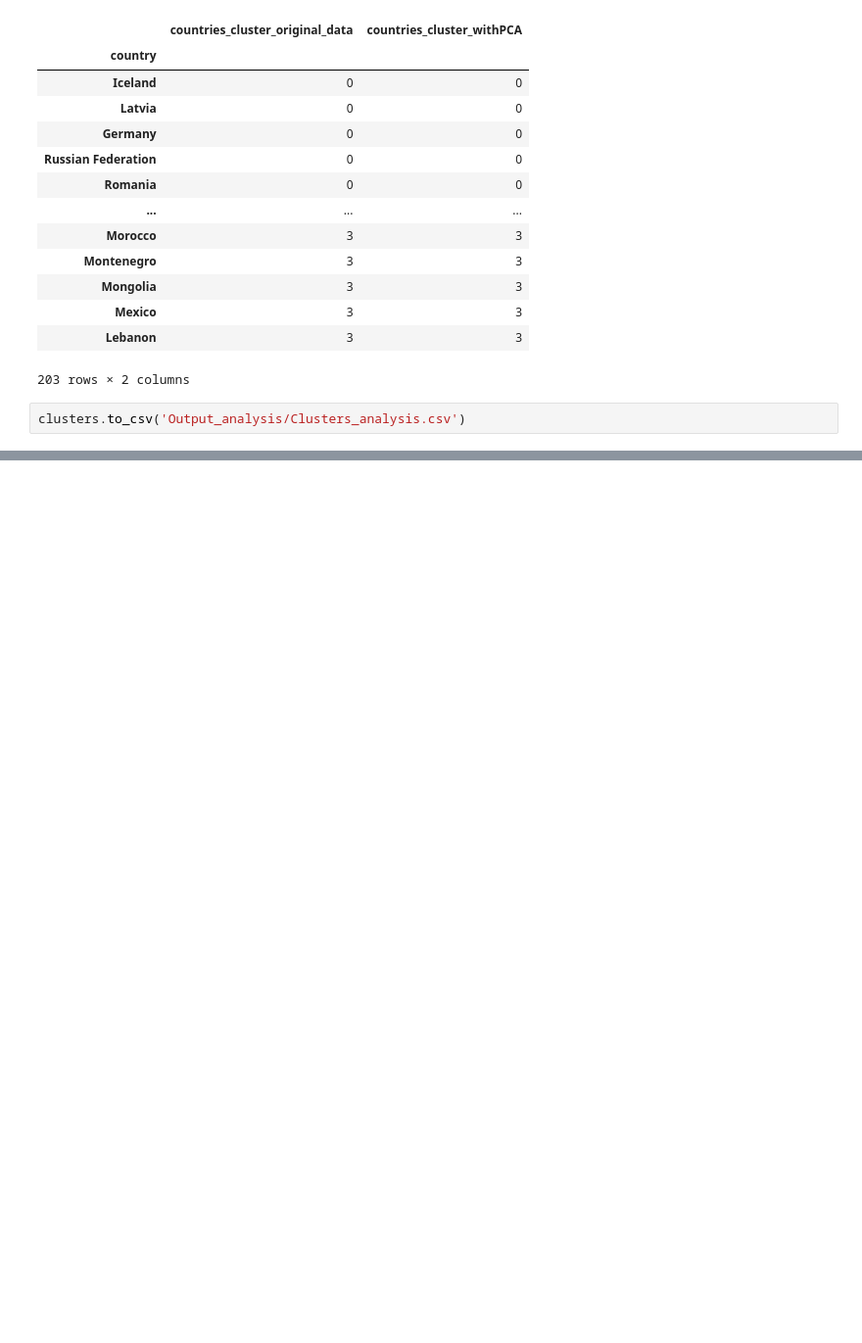
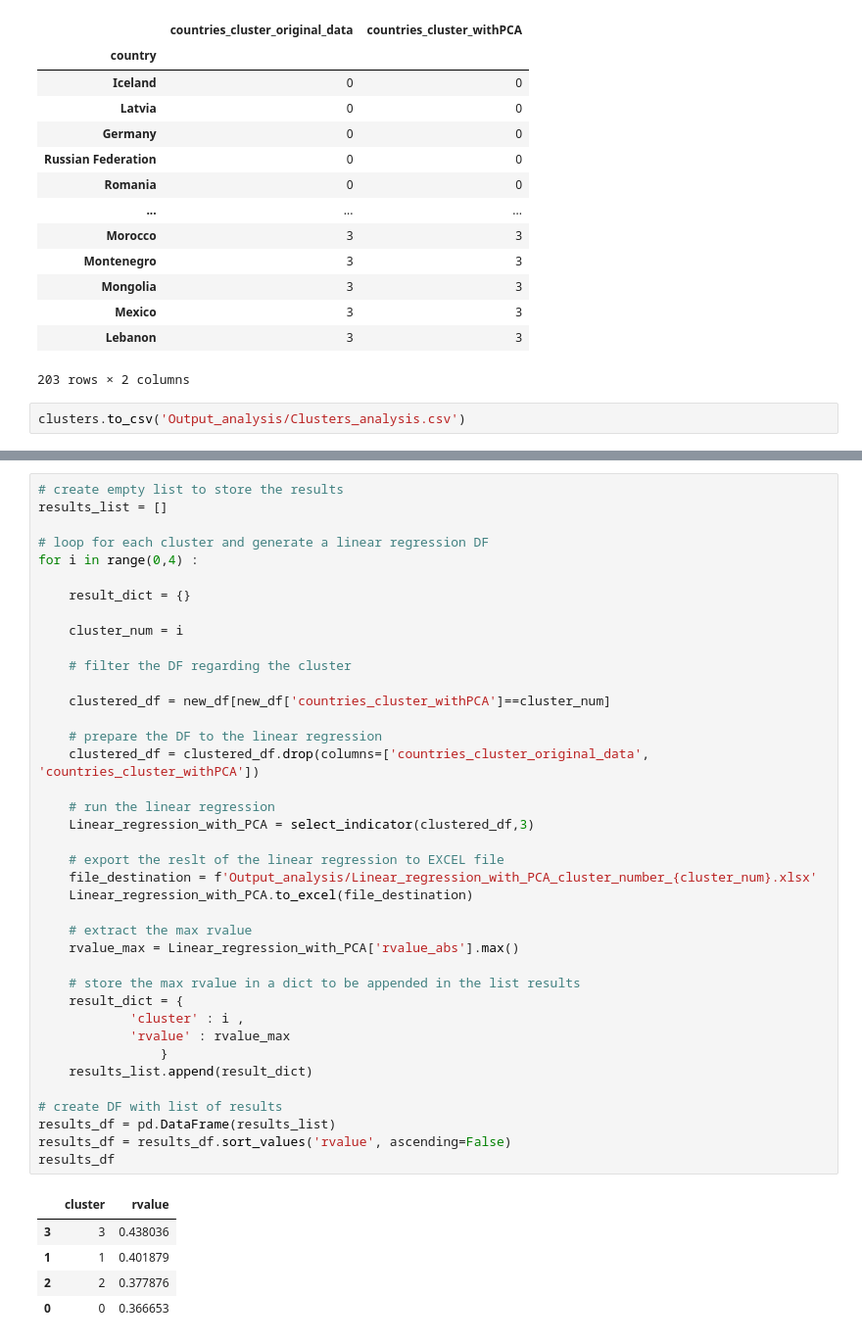
Before and after one commit to nazimben25/Project4_Group4_Immigration_to_canada, a Jupyter notebook: data_Clustering.ipynb, the cells around one changed output, grey strips where cells are left out. Shown: that part at 98% size. Cells and saved outputs as stored; diff of their text form; blank space fills up the shorter version.

```diff
--- a/data_Clustering.ipynb
+++ b/data_Clustering.ipynb
@@ -700,0 +845,45 @@ clusters.to_csv('Output_analysis/Clusters_analysis.csv')
+# %%
+# create empty list to store the results
+results_list = []
+
+# loop for each cluster and generate a linear regression DF
+for i in range(0,4) :
+
+    result_dict = {}
+
+    cluster_num = i
+
+    # filter the DF regarding the cluster
+
+    clustered_df = new_df[new_df['countries_cluster_withPCA']==cluster_num]
+
+    # prepare the DF to the linear regression
+    clustered_df = clustered_df.drop(columns=['countries_cluster_original_data', 'countries_cluster_withPCA'])
+
+    # run the linear regression
+    Linear_regression_with_PCA = select_indicator(clustered_df,3)
+
+    # export the reslt of the linear regression to EXCEL file
+    file_destination = f'Output_analysis/Linear_regression_with_PCA_cluster_number_{cluster_num}.xlsx'
+    Linear_regression_with_PCA.to_excel(file_destination)
+
+    # extract the max rvalue
+    rvalue_max = Linear_regression_with_PCA['rvalue_abs'].max()
+
+    # store the max rvalue in a dict to be appended in the list results
+    result_dict = {
+            'cluster' : i ,
+            'rvalue' : rvalue_max
+                }
+    results_list.append(result_dict)
+
+# create DF with list of results
+results_df = pd.DataFrame(results_list)
+results_df = results_df.sort_values('rvalue', ascending=False)
+results_df
+# %% [output]
+|  | cluster | rvalue |
+| 3 | 3 | 0.438036 |
+| 1 | 1 | 0.401879 |
+| 2 | 2 | 0.377876 |
+| 0 | 0 | 0.366653 |
```
Also changed, not shown: parts of 8 cells of this notebook, 4 other files.
